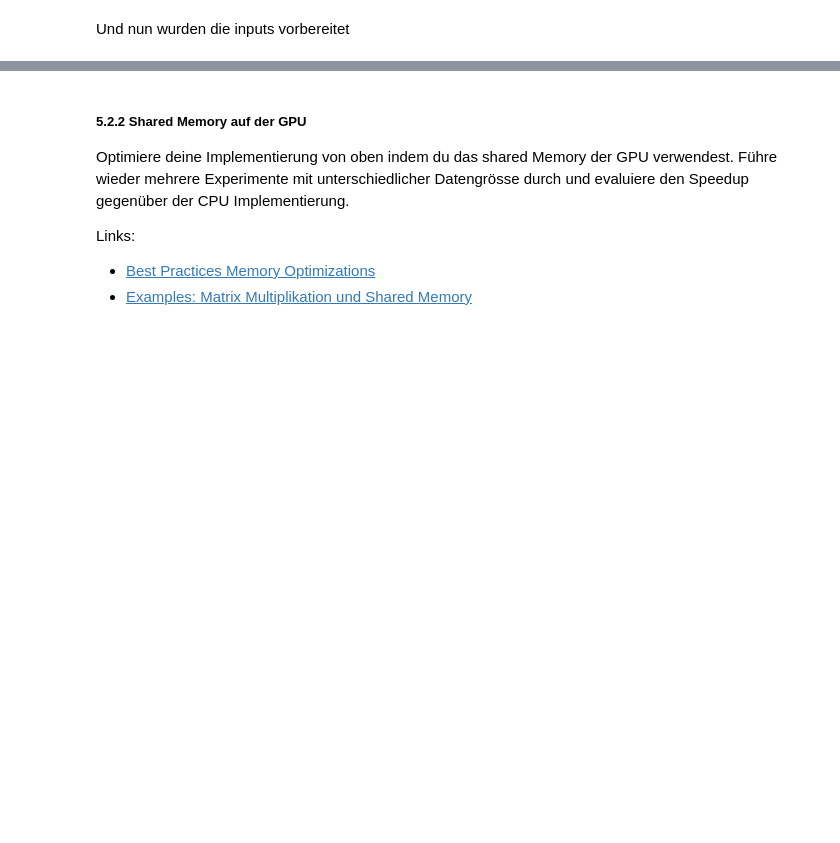
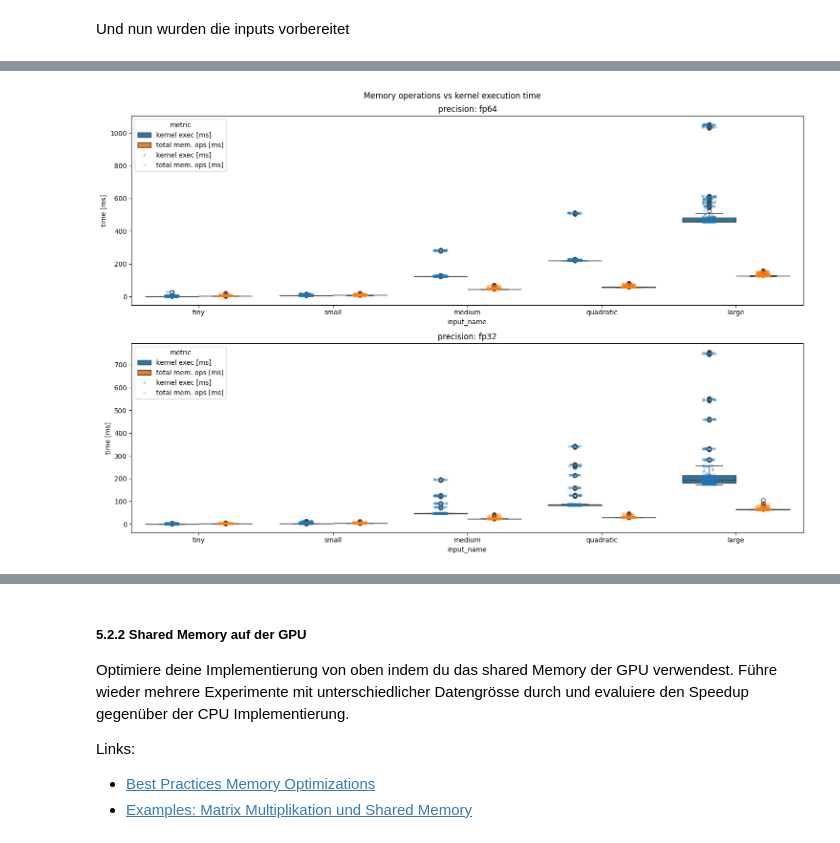
Before and after one commit to fhnw-hpc/hpc-buesst1, a Jupyter notebook: hpc_fs24_mc2_teil2.ipynb, the cells around one changed output, grey strips where cells are left out. Saved outputs shown, nothing was run; the diff lists cells and outputs as text; code cells hidden in the pictures; blank space fills up the shorter version.

```diff
--- a/hpc_fs24_mc2_teil2.ipynb
+++ b/hpc_fs24_mc2_teil2.ipynb
@@ -408,0 +451,53 @@ Zum Dataframe wurden noch folgende Felder hinzugefügt:
+# %%
+df = results[["precision", "block_size", "input_name", "kernel exec [ms]", "total mem. ops [ms]"]].melt(["precision", "block_size", "input_name"], var_name="metric", value_name="time [ms]").reset_index()
+
+_, axes = plt.subplots(2, 1, figsize=(15, 10))
+
+sns.boxplot(
+    df.query("precision == 'fp64'"),
+    x="input_name",
+    y="time [ms]",
+    hue="metric",
+    order=["tiny", "small", "medium", "quadratic", "large"],
+    ax=axes[0]
+)
+sns.stripplot(
+    df.query("precision == 'fp64'"),
+    x="input_name",
+    y="time [ms]",
+    hue="metric",
+    order=["tiny", "small", "medium", "quadratic", "large"],
+    dodge=True,
+    alpha=0.3,
+    size=4,
+    ax=axes[0]
+)
+axes[0].set_title("precision: fp64")
+
+
+sns.boxplot(
+    df.query("precision == 'fp32'"),
+    x="input_name",
+    y="time [ms]",
+    hue="metric",
+    order=["tiny", "small", "medium", "quadratic", "large"],
+    ax=axes[1]
+)
+sns.stripplot(
+    df.query("precision == 'fp32'"),
+    x="input_name",
+    y="time [ms]",
+    hue="metric",
+    order=["tiny", "small", "medium", "quadratic", "large"],
+    dodge=True,
+    alpha=0.3,
+    size=4,
+    ax=axes[1]
+)
+axes[1].set_title("precision: fp32")
+
+plt.suptitle("Memory operations vs kernel execution time")
+plt.tight_layout()
+plt.show()
+# %% [output]
+[figure, added]
```
Also changed, not shown: parts of 22 cells of this notebook.
